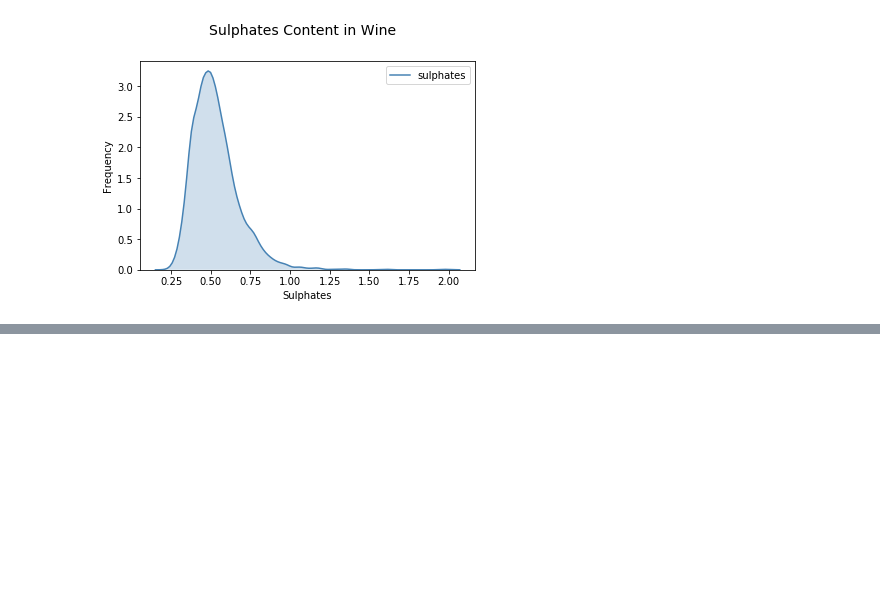
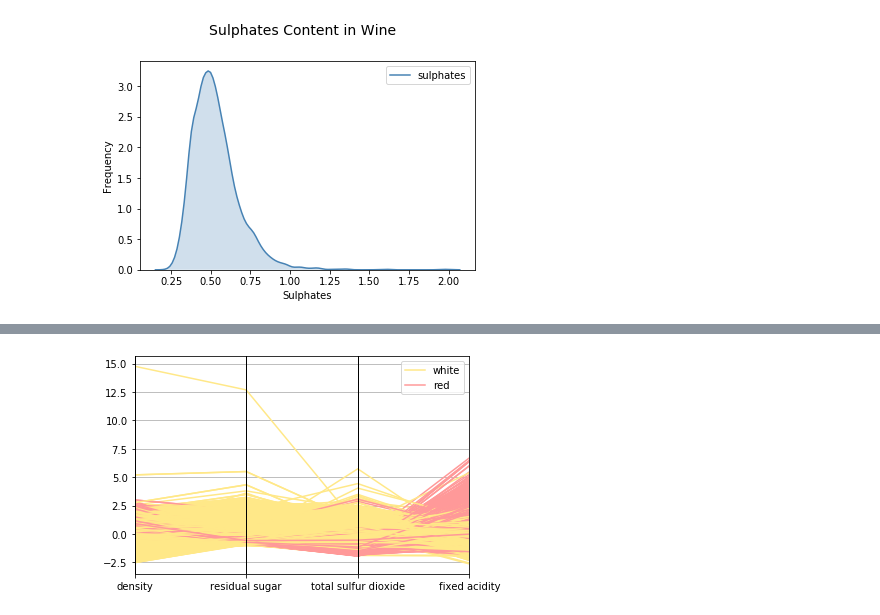
Before and after one commit to jobsjiang/machine-learning, a Jupyter notebook: daily_code/1维到6维可视化.ipynb, the cells around one changed output, grey strips where cells are left out. Drawn from its saved outputs; the diff is of its cells as text; code cells hidden in the pictures; blank space fills up the shorter version.

```diff
--- a/daily_code/1维到6维可视化.ipynb
+++ b/daily_code/1维到6维可视化.ipynb
@@ -80,0 +117,19 @@ sns.kdeplot(wines['sulphates'], ax=ax1, shade=True, color='steelblue')
+# %%
+# 平行坐标图
+# Scaling attribute values to avoid few outiers
+cols = ['density', 'residual sugar', 'total sulfur dioxide', 'fixed acidity']
+subset_df = wines[cols]
+
+from sklearn.preprocessing import StandardScaler
+ss = StandardScaler()
+
+scaled_df = ss.fit_transform(subset_df)
+scaled_df = pd.DataFrame(scaled_df, columns=cols)
+final_df = pd.concat([scaled_df, wines['wine_type']], axis=1)
+final_df.head()
+
+# plot parallel coordinates
+from pandas.plotting import parallel_coordinates
+pc = parallel_coordinates(final_df, 'wine_type', color=('#FFE888', '#FF9999'))
+# %% [output]
+[figure, added]
```
Also changed, not shown: parts of 27 cells of this notebook.
